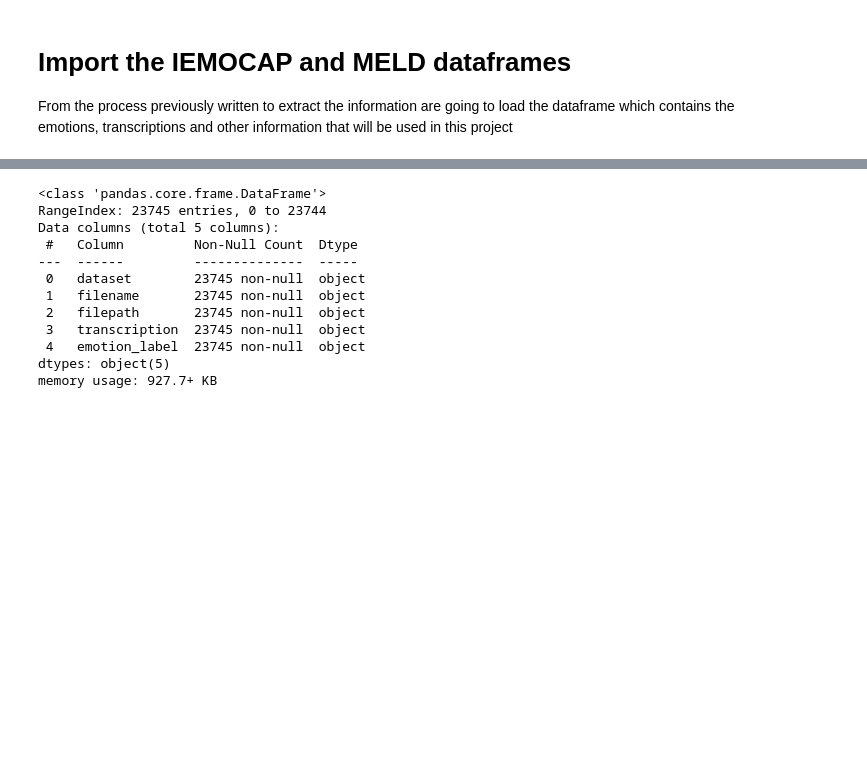
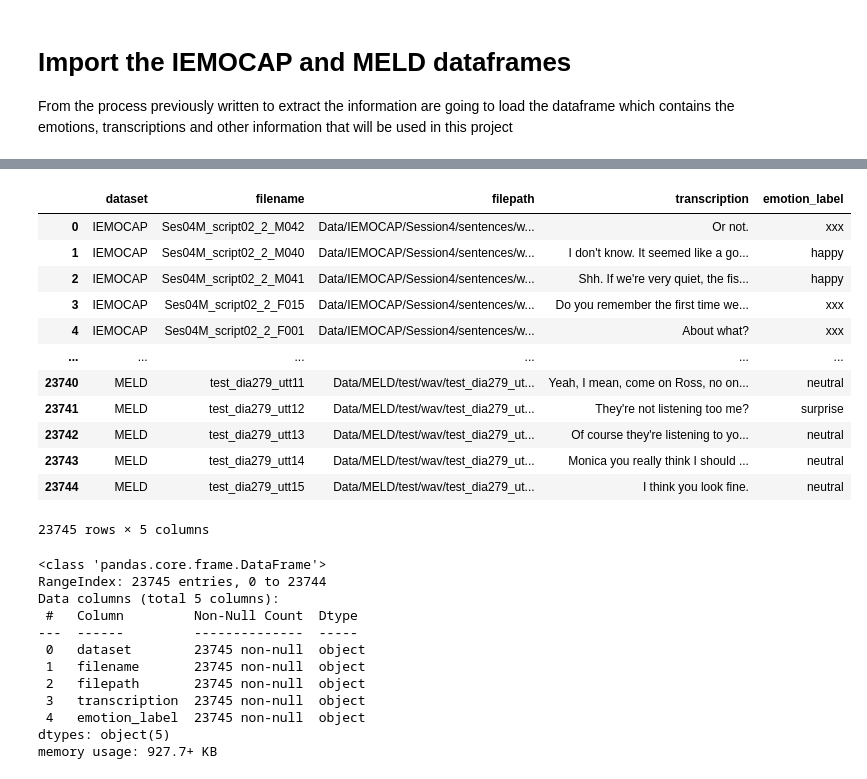
Before and after one commit to Gminic/STEmoR-Final-Project, a Jupyter notebook: DataNormalisation.ipynb, the cells around one changed output, grey strips where cells are left out. Saved outputs shown, nothing was run; the diff lists cells and outputs as text; code cells hidden in the pictures; blank space fills up the shorter version.

```diff
--- a/DataNormalisation.ipynb
+++ b/DataNormalisation.ipynb
@@ -63,6 +82,22 @@ meld_df = meld_df.rename(columns=meld_col_name)
 
 # concat the two dataframes
 df = pd.concat([iemocap_df, meld_df], ignore_index=True)
+# %%
+df
+# %% [output]
+|  | dataset | filename | filepath | transcription | emotion_label |
+| 0 | IEMOCAP | Ses04M_script02_2_M042 | Data/IEMOCAP/Session4/sentences/w... | Or not. | xxx |
+| 1 | IEMOCAP | Ses04M_script02_2_M040 | Data/IEMOCAP/Session4/sentences/w... | I don't know. It seemed like a go... | happy |
+| 2 | IEMOCAP | Ses04M_script02_2_M041 | Data/IEMOCAP/Session4/sentences/w... | Shh. If we're very quiet, the fis... | happy |
+| 3 | IEMOCAP | Ses04M_script02_2_F015 | Data/IEMOCAP/Session4/sentences/w... | Do you remember the first time we... | xxx |
+| 4 | IEMOCAP | Ses04M_script02_2_F001 | Data/IEMOCAP/Session4/sentences/w... | About what? | xxx |
+| ... | ... | ... | ... | ... | ... |
+| 23740 | MELD | test_dia279_utt11 | Data/MELD/test/wav/test_dia279_ut... | Yeah, I mean, come on Ross, no on... | neutral |
+| 23741 | MELD | test_dia279_utt12 | Data/MELD/test/wav/test_dia279_ut... | They're not listening too me? | surprise |
+| 23742 | MELD | test_dia279_utt13 | Data/MELD/test/wav/test_dia279_ut... | Of course they're listening to yo... | neutral |
+| 23743 | MELD | test_dia279_utt14 | Data/MELD/test/wav/test_dia279_ut... | Monica you really think I should ... | neutral |
+| 23744 | MELD | test_dia279_utt15 | Data/MELD/test/wav/test_dia279_ut... | I think you look fine. | neutral |
+23745 rows × 5 columns
 # %%
 df.info()
 # %% [output]
```
Also changed, not shown: parts of 119 cells of this notebook, 5 other files.
